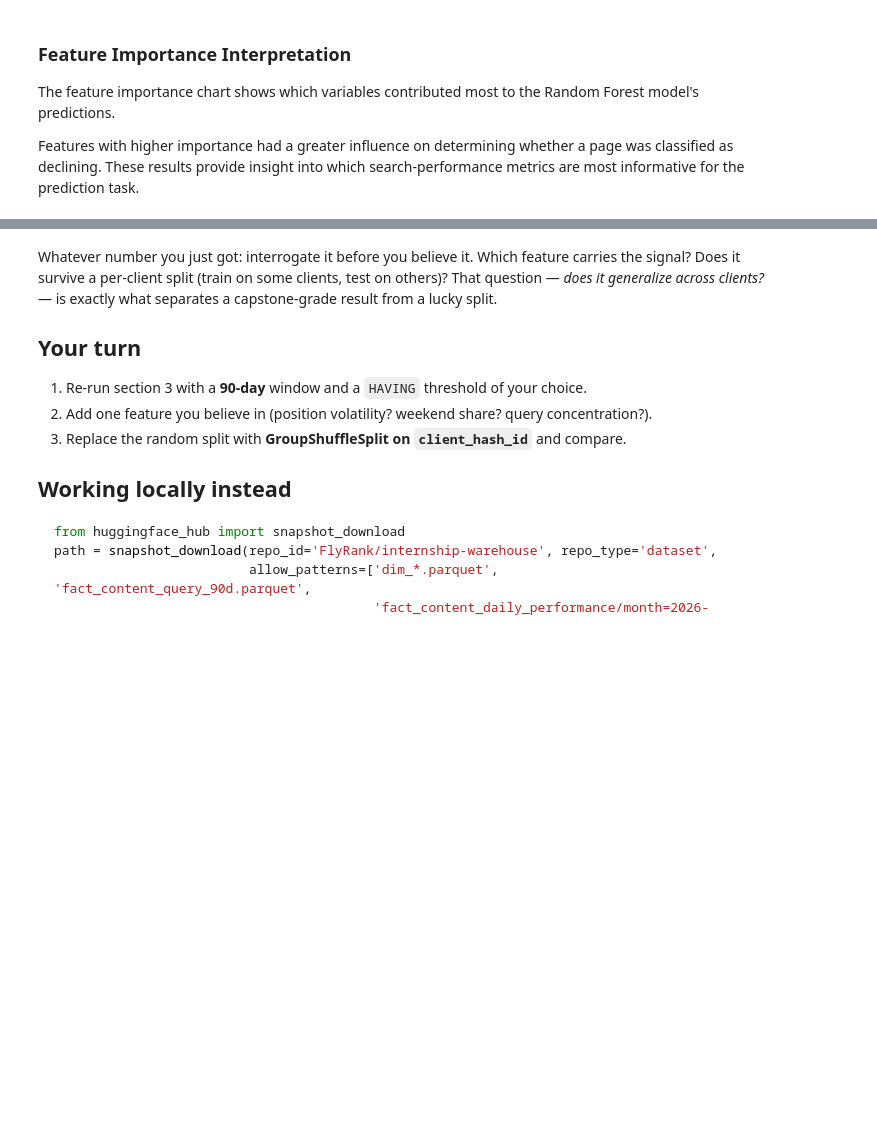
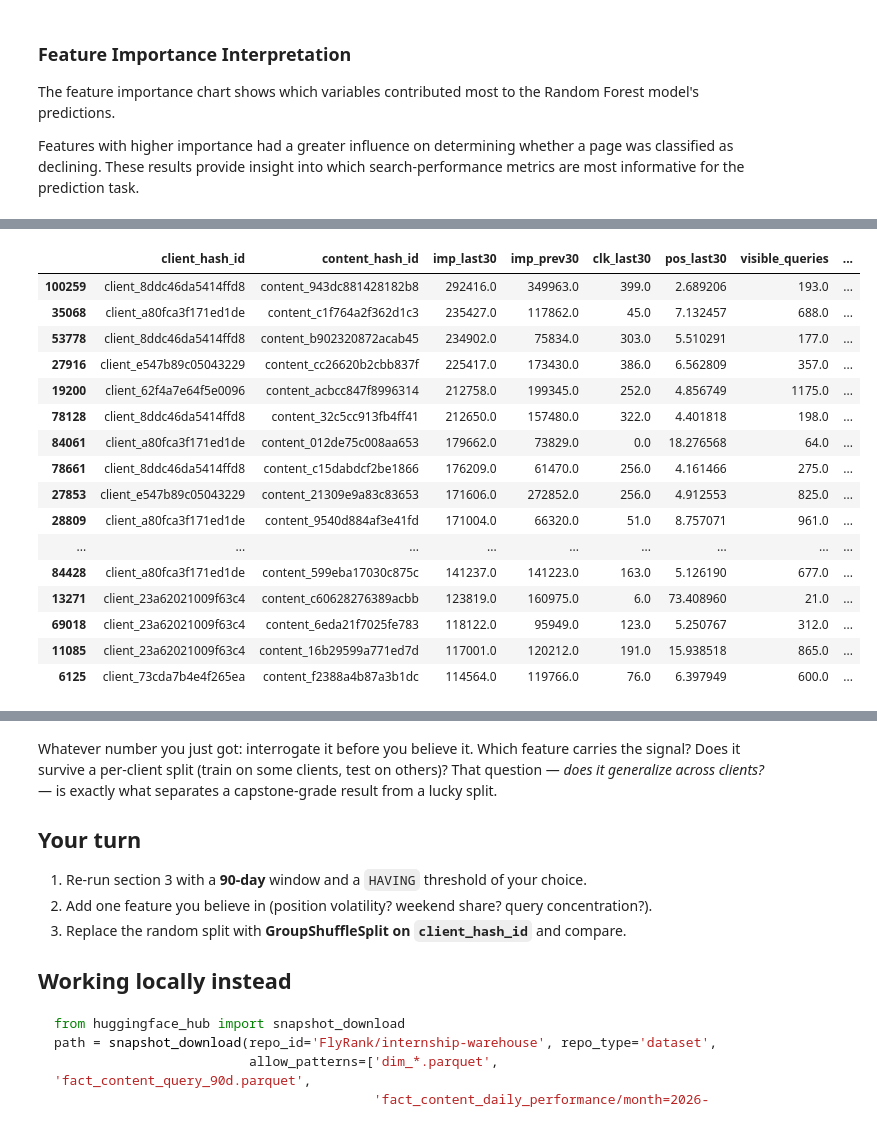
Before and after one commit to aryanks692/Flyrank-ai-Notebook, a Jupyter notebook: work/ctr__capstone.ipynb, the cells around one changed output, grey strips where cells are left out. Cells and saved outputs as stored; diff of their text form; code cells hidden in the pictures; blank space fills up the shorter version.

```diff
--- a/work/ctr__capstone.ipynb
+++ b/work/ctr__capstone.ipynb
@@ -251,0 +256,33 @@ Features with higher importance had a greater influence on determining whether a
+# %%
+data["ctr"] = data["clk_last30"] / data["imp_last30"]
+data["ctr"] = data["ctr"].fillna(0)
+# %%
+opportunities = data[
+    (data["imp_last30"] >= 500) &
+    (data["ctr"] < data["ctr"].median())
+].copy()
+
+opportunities = opportunities.sort_values(
+    "imp_last30",
+    ascending=False
+)
+
+opportunities.head(20)
+# %% [output]
+|  | client_hash_id | content_hash_id | imp_last30 | imp_prev30 | clk_last30 | pos_last30 | visible_queries | ... |
+| 100259 | client_8ddc46da5414ffd8 | content_943dc881428182b8 | 292416.0 | 349963.0 | 399.0 | 2.689206 | 193.0 | ... |
+| 35068 | client_a80fca3f171ed1de | content_c1f764a2f362d1c3 | 235427.0 | 117862.0 | 45.0 | 7.132457 | 688.0 | ... |
+| 53778 | client_8ddc46da5414ffd8 | content_b902320872acab45 | 234902.0 | 75834.0 | 303.0 | 5.510291 | 177.0 | ... |
+| 27916 | client_e547b89c05043229 | content_cc26620b2cbb837f | 225417.0 | 173430.0 | 386.0 | 6.562809 | 357.0 | ... |
+| 19200 | client_62f4a7e64f5e0096 | content_acbcc847f8996314 | 212758.0 | 199345.0 | 252.0 | 4.856749 | 1175.0 | ... |
+| 78128 | client_8ddc46da5414ffd8 | content_32c5cc913fb4ff41 | 212650.0 | 157480.0 | 322.0 | 4.401818 | 198.0 | ... |
+| 84061 | client_a80fca3f171ed1de | content_012de75c008aa653 | 179662.0 | 73829.0 | 0.0 | 18.276568 | 64.0 | ... |
+| 78661 | client_8ddc46da5414ffd8 | content_c15dabdcf2be1866 | 176209.0 | 61470.0 | 256.0 | 4.161466 | 275.0 | ... |
+| 27853 | client_e547b89c05043229 | content_21309e9a83c83653 | 171606.0 | 272852.0 | 256.0 | 4.912553 | 825.0 | ... |
+| 28809 | client_a80fca3f171ed1de | content_9540d884af3e41fd | 171004.0 | 66320.0 | 51.0 | 8.757071 | 961.0 | ... |
+| ... | ... | ... | ... | ... | ... | ... | ... | ... |
+| 84428 | client_a80fca3f171ed1de | content_599eba17030c875c | 141237.0 | 141223.0 | 163.0 | 5.126190 | 677.0 | ... |
+| 13271 | client_23a62021009f63c4 | content_c60628276389acbb | 123819.0 | 160975.0 | 6.0 | 73.408960 | 21.0 | ... |
+| 69018 | client_23a62021009f63c4 | content_6eda21f7025fe783 | 118122.0 | 95949.0 | 123.0 | 5.250767 | 312.0 | ... |
+| 11085 | client_23a62021009f63c4 | content_16b29599a771ed7d | 117001.0 | 120212.0 | 191.0 | 15.938518 | 865.0 | ... |
+| 6125 | client_73cda7b4e4f265ea | content_f2388a4b87a3b1dc | 114564.0 | 119766.0 | 76.0 | 6.397949 | 600.0 | ... |
```
Also changed, not shown: parts of 6 cells of this notebook.
